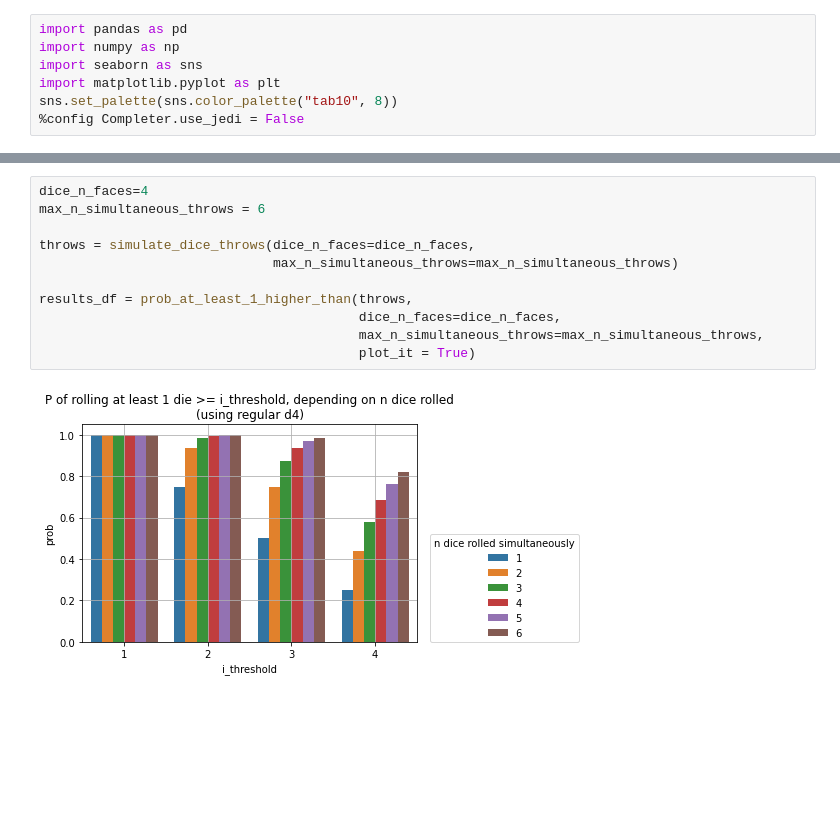
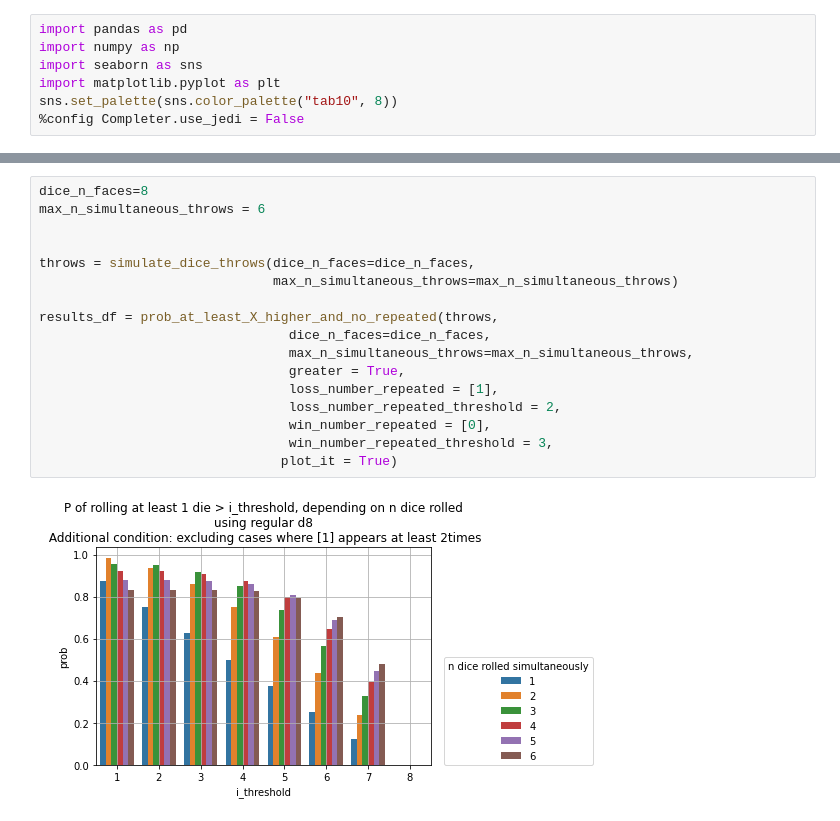
Before and after one commit to drewlr/dice-simulation, a Jupyter notebook: Prob of at least a number.ipynb, the cells around one changed output, grey strips where cells are left out. Cells and saved outputs as stored; diff of their text form; blank space fills up the shorter version.

```diff
--- a/Prob of at least a number.ipynb
+++ b/Prob of at least a number.ipynb
@@ -89,14 +567,20 @@ def prob_at_least_1_higher_than(throws,
 # %%
-dice_n_faces=4
+dice_n_faces=8
 max_n_simultaneous_throws = 6
+
 
 throws = simulate_dice_throws(dice_n_faces=dice_n_faces,
                               max_n_simultaneous_throws=max_n_simultaneous_throws)
 
-results_df = prob_at_least_1_higher_than(throws,
-                                         dice_n_faces=dice_n_faces,
-                                         max_n_simultaneous_throws=max_n_simultaneous_throws,
-                                         plot_it = True)
+results_df = prob_at_least_X_higher_and_no_repeated(throws,
+                                dice_n_faces=dice_n_faces,
+                                max_n_simultaneous_throws=max_n_simultaneous_throws,
+                                greater = True,
+                                loss_number_repeated = [1],
+                                loss_number_repeated_threshold = 2,
+                                win_number_repeated = [0],
+                                win_number_repeated_threshold = 3,
+                               plot_it = True)
 # %% [output]
-[figure, old version]
+[figure, new version]
 # %%
```
Also changed, not shown: parts of 26 cells of this notebook.
